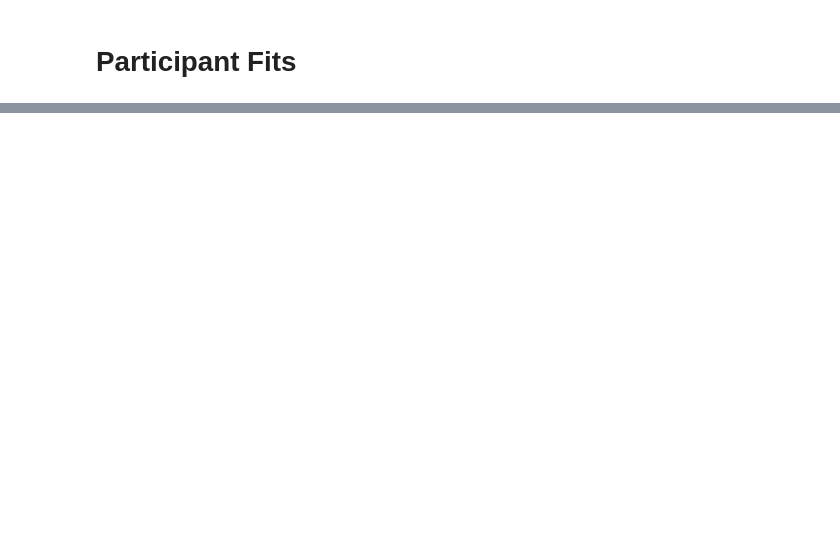
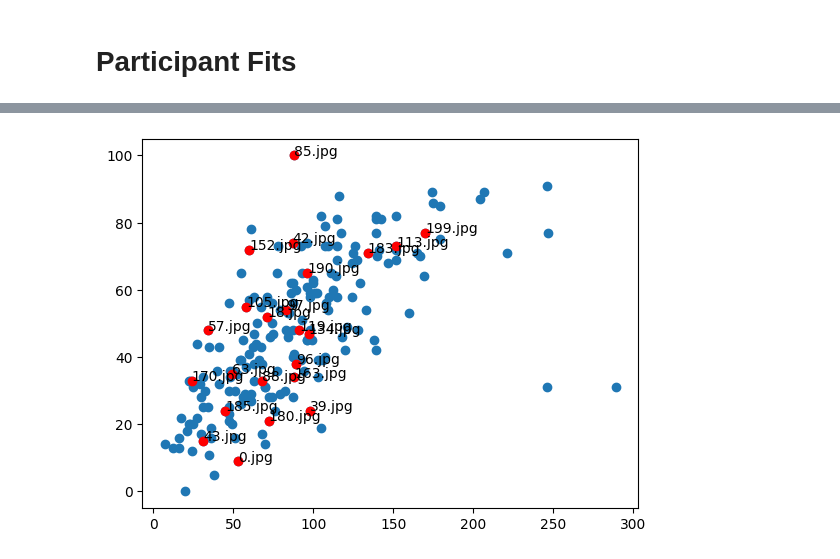
Before and after one commit to shenkev/segment-anything, a Jupyter notebook: analysis/regression.ipynb, the cells around one changed output, grey strips where cells are left out. Cells and saved outputs as stored; diff of their text form; code cells hidden in the pictures; blank space fills up the shorter version.

```diff
--- a/analysis/regression.ipynb
+++ b/analysis/regression.ipynb
@@ -276,0 +353,4 @@ participant_fit_variable_gain(fixed_variables, test_variables)
+# %%
+df = data_class["sav_obj"]
+# %%
+df = df[~df["filename"].isin(["112.jpg", "120.jpg"])]
@@ -276,0 +371,10 @@ participant_fit_variable_gain(fixed_variables, test_variables)
+# %%
+fig, ax = plt.subplots()
+x, y = data["sav_obj"]["32points"], data["sav_obj"]["complexity"]
+ax.scatter(x, y);
+x, y = df["32points"], df["complexity"]
+ax.scatter(x, y, color="red");
+for i in df.index:
+    ax.annotate(df["filename"][i], (x[i], y[i]))
+# %% [output]
+[figure, added]
```
Also changed, not shown: parts of 57 cells of this notebook.
